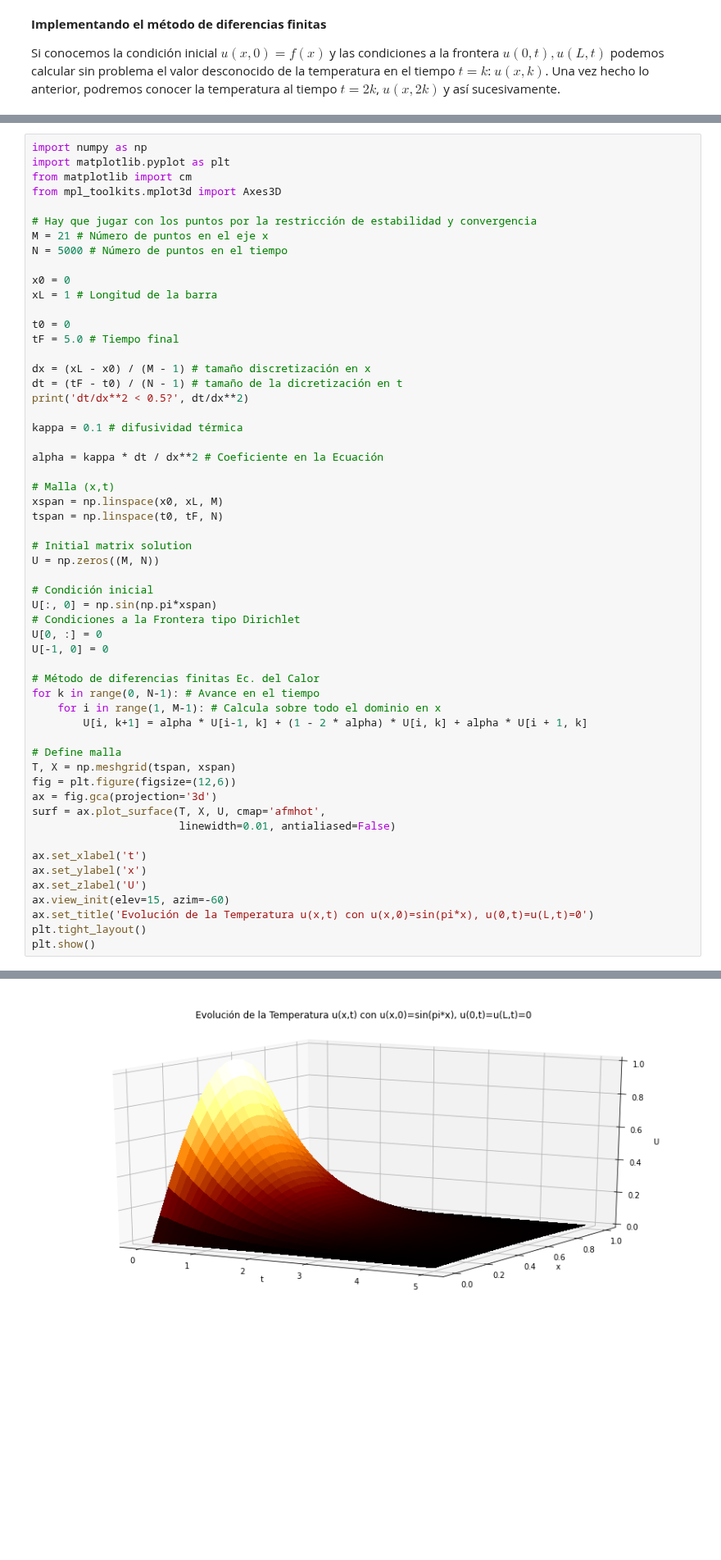
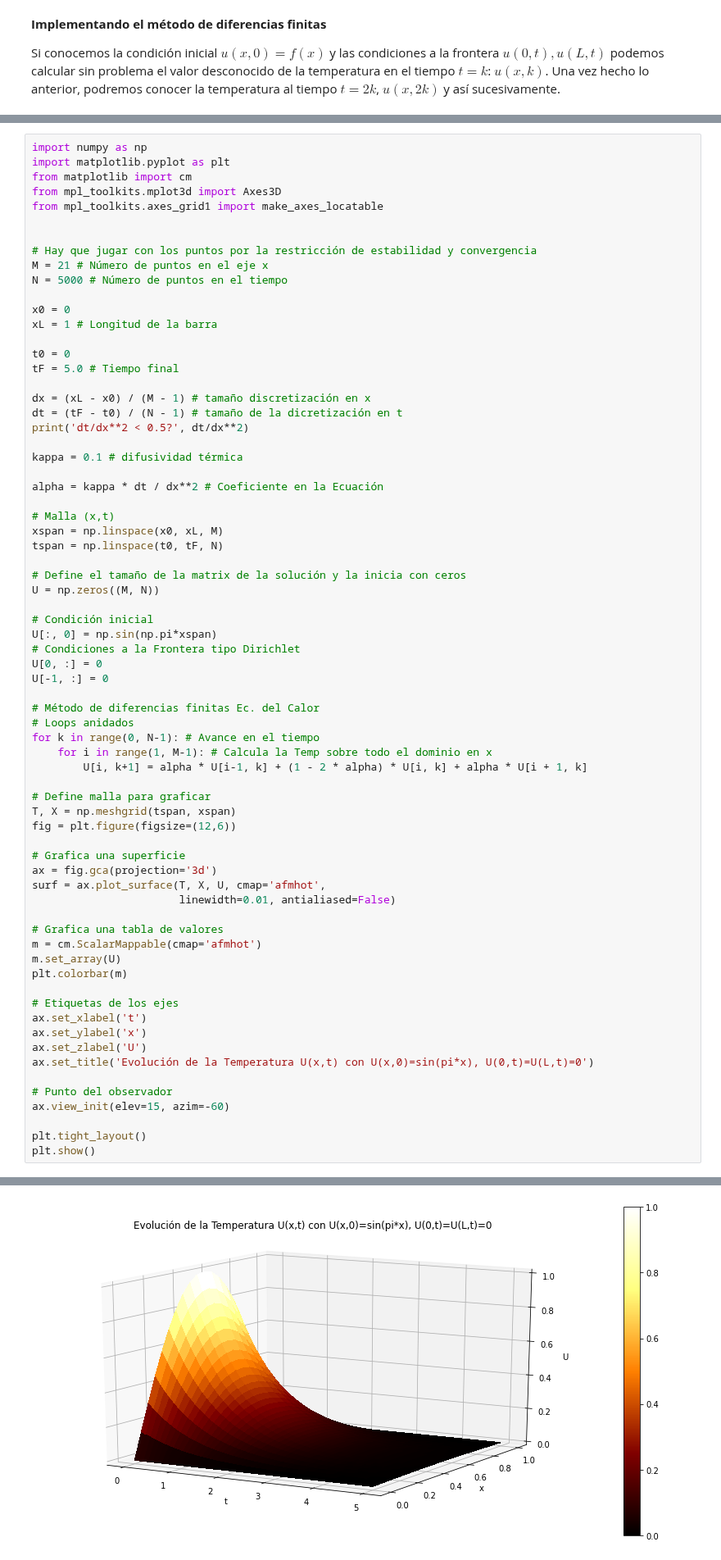
Before and after one commit to carloslizarragac/FisicaComputacional1, a Jupyter notebook: Actividad10.ipynb, the cells around one changed output, grey strips where cells are left out. Shown at 82% size. Cells and saved outputs as stored; diff of their text form; blank space fills up the shorter version.

```diff
--- a/Actividad10.ipynb
+++ b/Actividad10.ipynb
@@ -277,6 +277,8 @@ import numpy as np
 import matplotlib.pyplot as plt
 from matplotlib import cm
 from mpl_toolkits.mplot3d import Axes3D
+from mpl_toolkits.axes_grid1 import make_axes_locatable
+
 
 # Hay que jugar con los puntos por la restricción de estabilidad y convergencia
 M = 21 # Número de puntos en el eje x
@@ -298,36 +300,48 @@ alpha = kappa * dt / dx**2 # Coeficiente en la Ecuación
 
 # Malla (x,t)
 xspan = np.linspace(x0, xL, M)
 tspan = np.linspace(t0, tF, N)
 
-# Initial matrix solution
+# Define el tamaño de la matrix de la solución y la inicia con ceros
 U = np.zeros((M, N))
 
 # Condición inicial
 U[:, 0] = np.sin(np.pi*xspan)
 # Condiciones a la Frontera tipo Dirichlet
 U[0, :] = 0
-U[-1, 0] = 0
+U[-1, :] = 0
 
 # Método de diferencias finitas Ec. del Calor
+# Loops anidados
 for k in range(0, N-1): # Avance en el tiempo
-    for i in range(1, M-1): # Calcula sobre todo el dominio en x
+    for i in range(1, M-1): # Calcula la Temp sobre todo el dominio en x
         U[i, k+1] = alpha * U[i-1, k] + (1 - 2 * alpha) * U[i, k] + alpha * U[i + 1, k]
 
-# Define malla
+# Define malla para graficar
 T, X = np.meshgrid(tspan, xspan)
 fig = plt.figure(figsize=(12,6))
+
+# Grafica una superficie
 ax = fig.gca(projection='3d')
 surf = ax.plot_surface(T, X, U, cmap='afmhot',
                        linewidth=0.01, antialiased=False)
 
+# Grafica una tabla de valores
+m = cm.ScalarMappable(cmap='afmhot')
+m.set_array(U)
+plt.colorbar(m)
+
+# Etiquetas de los ejes
 ax.set_xlabel('t')
 ax.set_ylabel('x')
 ax.set_zlabel('U')
+ax.set_title('Evolución de la Temperatura U(x,t) con U(x,0)=sin(pi*x), U(0,t)=U(L,t)=0')
+
+# Punto del observador
 ax.view_init(elev=15, azim=-60)
-ax.set_title('Evolución de la Temperatura u(x,t) con u(x,0)=sin(pi*x), u(0,t)=u(L,t)=0')
+
 plt.tight_layout()
 plt.show()
 # %% [output]
 dt/dx**2 < 0.5? 0.4000800160032006
-[figure, old version]
+[figure, new version]
```
Also changed, not shown: parts of 2 cells of this notebook.
